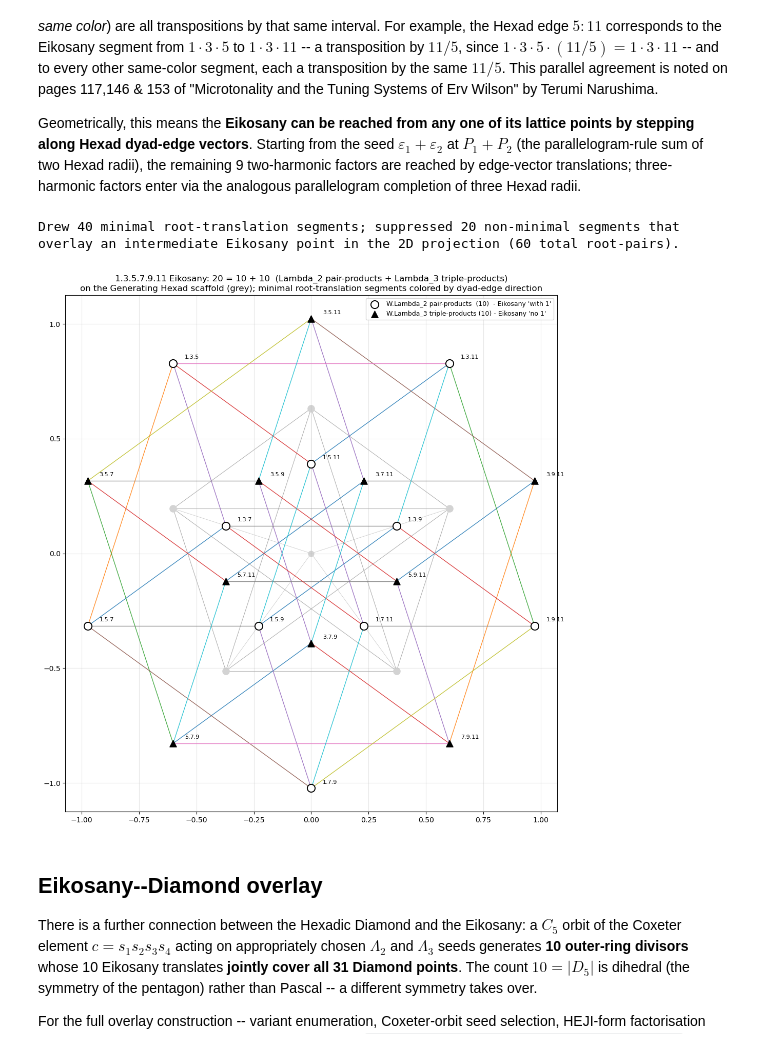
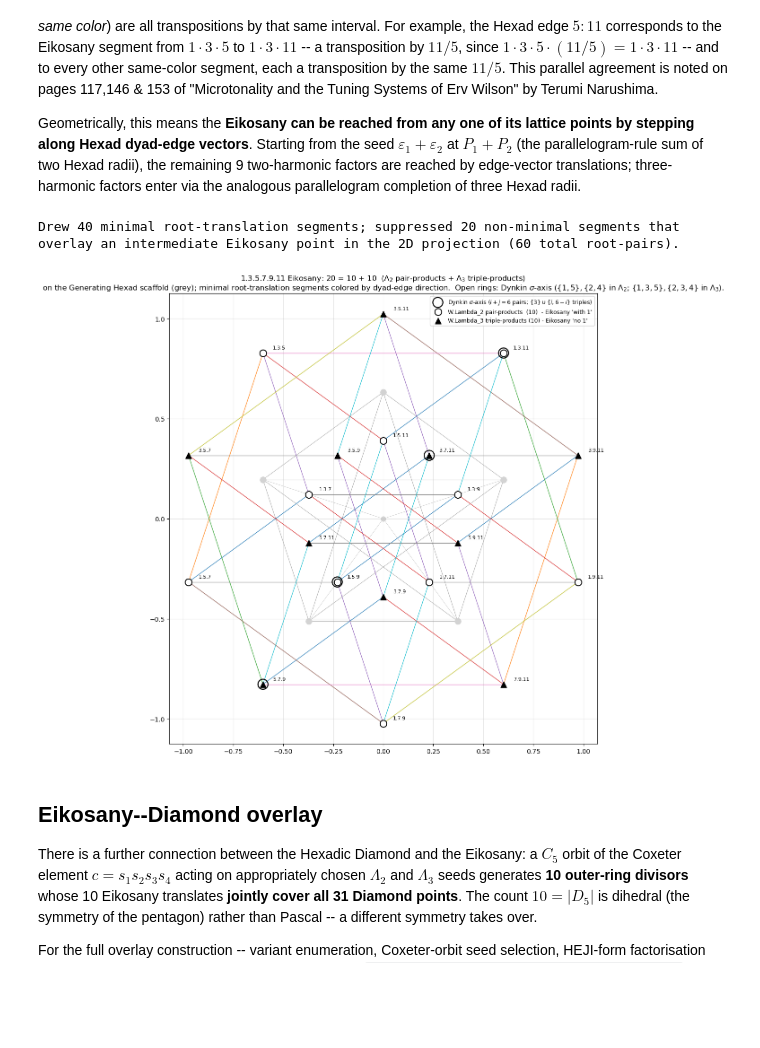
Before and after one commit to armandjbeaudoin/JI_tiling, a Jupyter notebook: notebooks/pentadic.ipynb, the cells around one changed output. Drawn from its saved outputs; the diff is of its cells as text; code cells hidden in the pictures; blank space fills up the shorter version.

```diff
--- a/notebooks/pentadic.ipynb
+++ b/notebooks/pentadic.ipynb
@@ -536,36 +636,61 @@ for alpha in pos_roots:
         n_drawn += 1
 
 print(f"Drew {n_drawn} minimal root-translation segments; "
       f"suppressed {n_skipped} non-minimal segments that overlay an intermediate "
       f"Eikosany point in the 2D projection (60 total root-pairs).")
 
+# Highlight the Dynkin sigma-axis Eikosany elements: pair-products and triple-
+# products whose index set is invariant under the index permutation i -> 6 - i
+# (the half of sigma_dyn that survives orbit-restriction). sigma_dyn itself has
+# no fixed points in the Eikosany -- it swaps Lambda_2 <-> Lambda_3 -- but these
+# four elements form the two doubly-symmetric sigma_dyn pairings:
+#     e_1 + e_5         (Lambda_2)  <->  e_2 + e_3 + e_4   (Lambda_3)
+#     e_2 + e_4         (Lambda_2)  <->  e_1 + e_3 + e_5   (Lambda_3)
+sigma_axis_5D = [
+    [1, 0, 0, 0, 1],   # e_1 + e_5
+    [0, 1, 0, 1, 0],   # e_2 + e_4
+    [1, 0, 1, 0, 1],   # e_1 + e_3 + e_5
+    [0, 1, 1, 1, 0],   # e_2 + e_3 + e_4
+]
+sigma_axis_idx = [find_in_eikosany(np.array(v)) for v in sigma_axis_5D]
+assert -1 not in sigma_axis_idx, \
+    f"sigma-axis Eikosany points not all found: {sigma_axis_idx}"
+
+ax.scatter([x_e[i] for i in sigma_axis_idx],
+           [y_e[i] for i in sigma_axis_idx],
+           s=260, facecolors="none", edgecolors="black",
+           linewidths=1.6, zorder=5,
+           label=r"Dynkin $\sigma$-axis ($i+j=6$ pairs; $\{3\}\cup\{i,6-i\}$ triples)")
+
 # Markers: open circles for Lambda_2 pair-products, filled triangles for Lambda_3 triple-products.
 # Neutral (black) so the colored lines carry the directional information.
 n2 = len(L2)
 ax.scatter(x_e[:n2], y_e[:n2],
            facecolors="white", edgecolors="black", s=120, linewidths=1.4,
            label=f"W.Lambda_2 pair-products  ({n2})  - Eikosany 'with 1'", zorder=4)
 ax.scatter(x_e[n2:], y_e[n2:], marker="^", color="black", s=90,
            label=f"W.Lambda_3 triple-products ({len(L3)}) - Eikosany 'no 1'", zorder=4)
 
 # Product-form annotations
 for k, v in enumerate(eikosany_5D):
     ax.annotate(product_label(v), xy=(x_e[k]+0.05, y_e[k]+0.02),
                 fontsize=8, zorder=5)
 
 ax.set_aspect("equal")
 ax.set_title(f"1.3.5.7.9.11 Eikosany: {len(eikosany_5D)} = 10 + 10  "
-             f"(Lambda_2 pair-products + Lambda_3 triple-products)\n"
+             f"($\\Lambda_2$ pair-products + $\\Lambda_3$ triple-products)\n"
              f"on the Generating Hexad scaffold (grey); "
-             f"minimal root-translation segments colored by dyad-edge direction")
+             f"minimal root-translation segments colored by dyad-edge direction.  "
+             f"Open rings: Dynkin $\\sigma$-axis ($\\{{1,5\\}}, \\{{2,4\\}}$ in $\\Lambda_2$; "
+             f"$\\{{1,3,5\\}}, \\{{2,3,4\\}}$ in $\\Lambda_3$).")
 ax.grid(True, alpha=0.3)
 ax.legend(loc="upper right", fontsize=9)
 plt.tight_layout()
 plt.savefig('../pentadic_eikosany.png')
 plt.show()
 # %% [output]
 Drew 40 minimal root-translation segments; suppressed 20 non-minimal segments that overlay an intermediate Eikosany point in the 2D projection (60 total root-pairs).
-[figure, old version]
+[figure, new version]
 # %% [markdown]
 ## Eikosany--Diamond overlay
 
```
Also changed, not shown: parts of 10 cells of this notebook, 2 other files.
